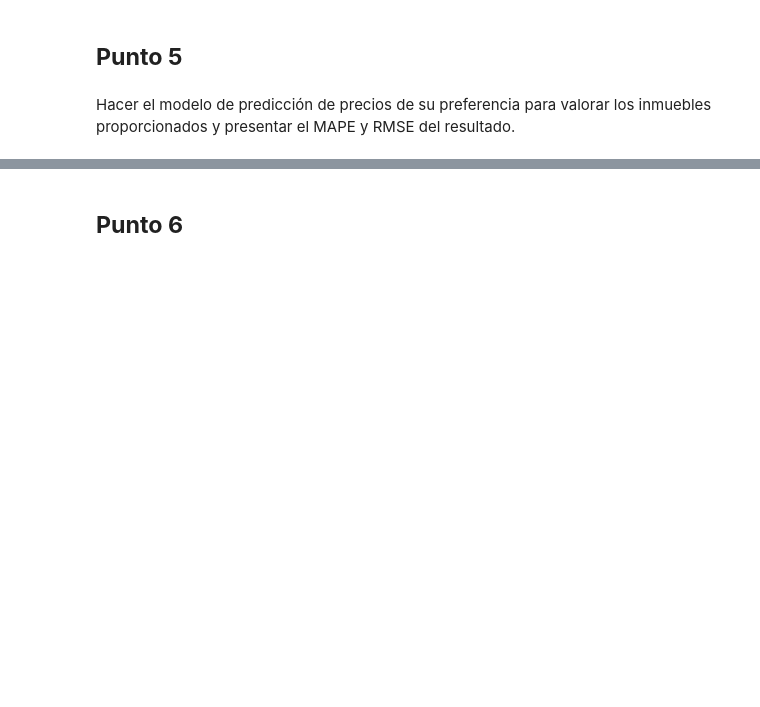
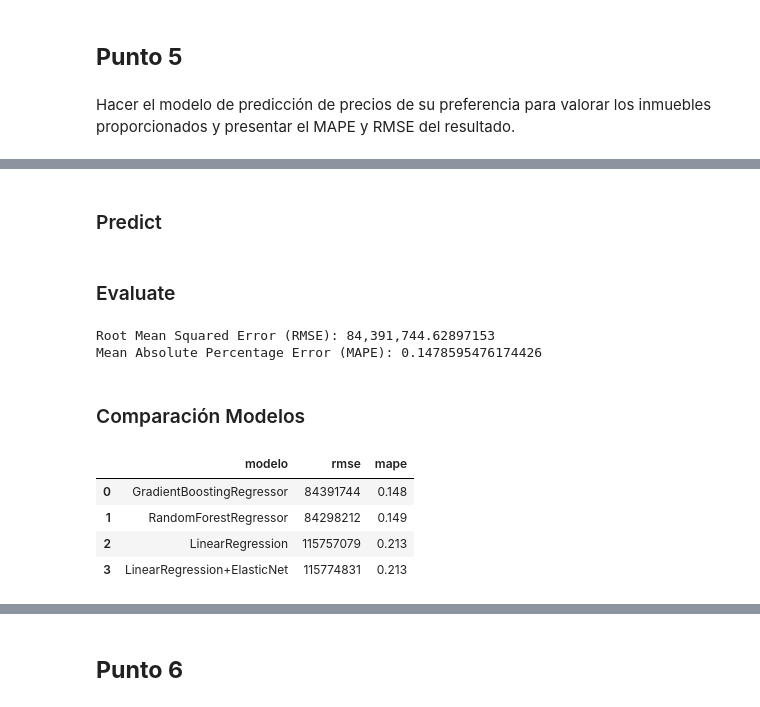
Before and after one commit to SantiGonzalezz/habi_prueba_data_science, a Jupyter notebook: Prueba_Data_Science_Santi.ipynb, the cells around one changed output, grey strips where cells are left out. Cells and saved outputs as stored; diff of their text form; code cells hidden in the pictures; blank space fills up the shorter version.

```diff
--- a/Prueba_Data_Science_Santi.ipynb
+++ b/Prueba_Data_Science_Santi.ipynb
@@ -854,0 +953,2 @@ df_inmuebles[df_inmuebles['codigo_upl'] == 'UPL30'].sort_values(by='precio_m2',
+# %% [markdown]
+### Predict
@@ -854,0 +959,46 @@ df_inmuebles[df_inmuebles['codigo_upl'] == 'UPL30'].sort_values(by='precio_m2',
+# %% [markdown]
+### Evaluate
+# %%
+# Evaluating the model
+rmse = root_mean_squared_error(y_test_precio, y_pred_precio)
+mape = mean_absolute_percentage_error(y_test_precio, y_pred_precio)
+
+print(f'Root Mean Squared Error (RMSE): {"{:,}".format(rmse)}')
+print(f'Mean Absolute Percentage Error (MAPE): {mape}')
+# %% [output]
+Root Mean Squared Error (RMSE): 84,391,744.62897153
+Mean Absolute Percentage Error (MAPE): 0.1478595476174426
+# %% [markdown]
+### Comparación Modelos
+# %%
+modelos = pd.DataFrame(
+    [
+        {
+            'modelo': 'GradientBoostingRegressor',
+            'rmse': 84391744,
+            'mape': 0.148,
+        },
+        {
+            'modelo': 'RandomForestRegressor',
+            'rmse': 84298212,
+            'mape': 0.149,
+        },
+        {
+            'modelo': 'LinearRegression',
+            'rmse': 115757079,
+            'mape': 0.213,
+        },
+        {
+            'modelo': 'LinearRegression+ElasticNet',
+            'rmse': 115774831,
+            'mape': 0.213,
+        },
+    ]
+)
+modelos
+# %% [output]
+|  | modelo | rmse | mape |
+| 0 | GradientBoostingRegressor | 84391744 | 0.148 |
+| 1 | RandomForestRegressor | 84298212 | 0.149 |
+| 2 | LinearRegression | 115757079 | 0.213 |
+| 3 | LinearRegression+ElasticNet | 115774831 | 0.213 |
```
Also changed, not shown: parts of 27 cells of this notebook, 2 other files.
